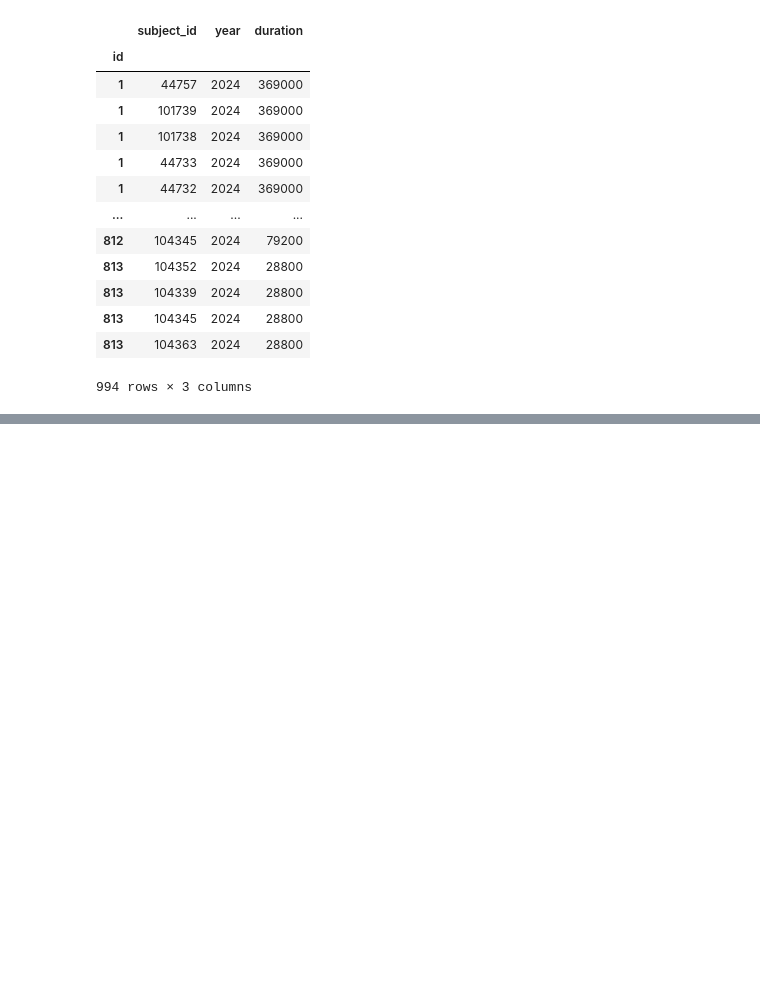
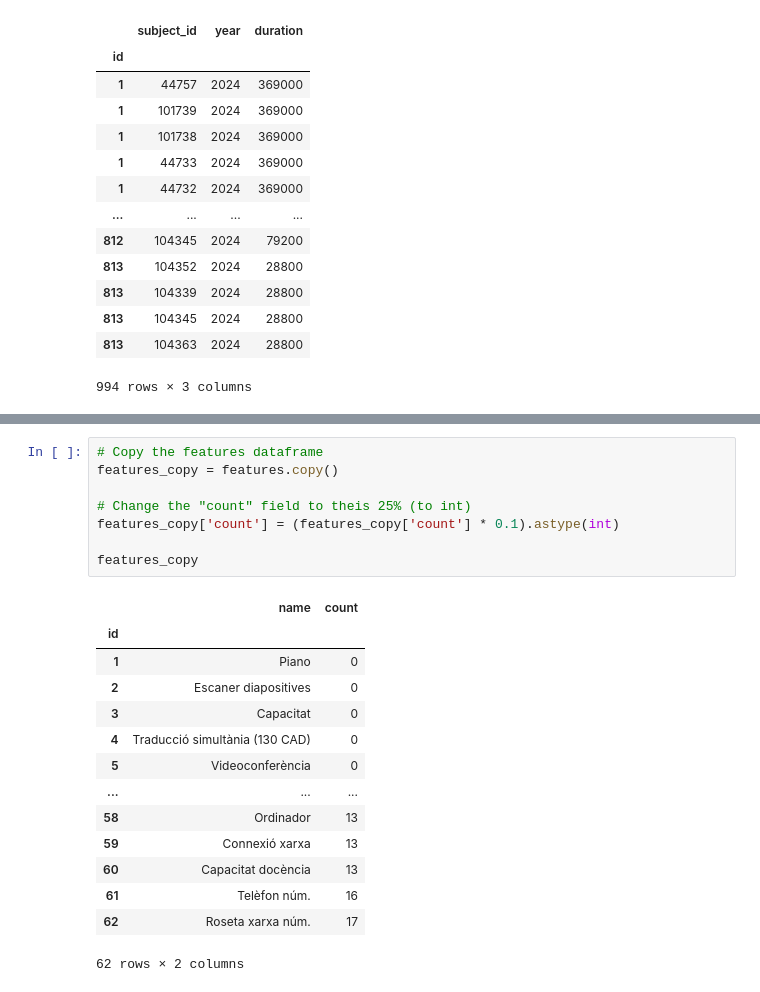
Before and after one commit to xavi-burgos99/optimitzuab, a Jupyter notebook: notebooks/refactor.ipynb, the cells around one changed output, grey strips where cells are left out. Drawn from its saved outputs; the diff is of its cells as text; blank space fills up the shorter version.

```diff
--- a/notebooks/refactor.ipynb
+++ b/notebooks/refactor.ipynb
@@ -263,0 +378,23 @@ subject_groups
+# %%
+# Copy the features dataframe
+features_copy = features.copy()
+
+# Change the "count" field to theis 25% (to int)
+features_copy['count'] = (features_copy['count'] * 0.1).astype(int)
+
+features_copy
+# %% [output]
+|  | name | count |
+| id |  |  |
+| 1 | Piano | 0 |
+| 2 | Escaner diapositives | 0 |
+| 3 | Capacitat | 0 |
+| 4 | Traducció simultània (130 CAD) | 0 |
+| 5 | Videoconferència | 0 |
+| ... | ... | ... |
+| 58 | Ordinador | 13 |
+| 59 | Connexió xarxa | 13 |
+| 60 | Capacitat docència | 13 |
+| 61 | Telèfon núm. | 16 |
+| 62 | Roseta xarxa núm. | 17 |
+62 rows × 2 columns
```
Also changed, not shown: parts of 8 cells of this notebook, 6 other files.
